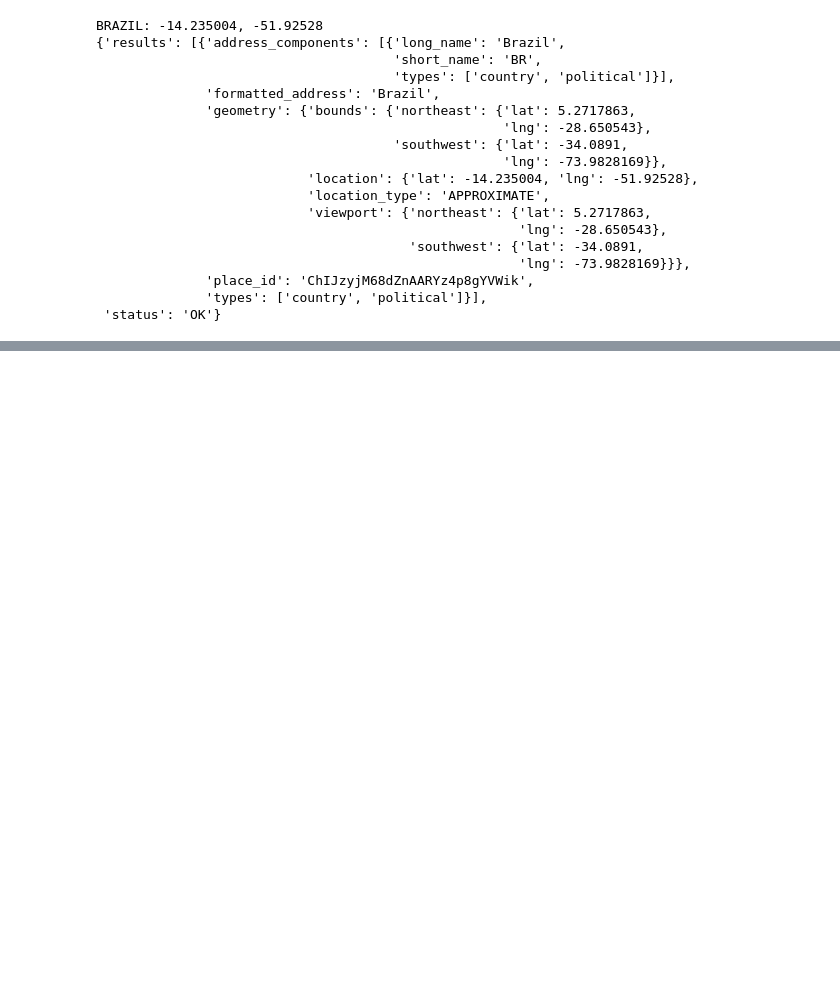
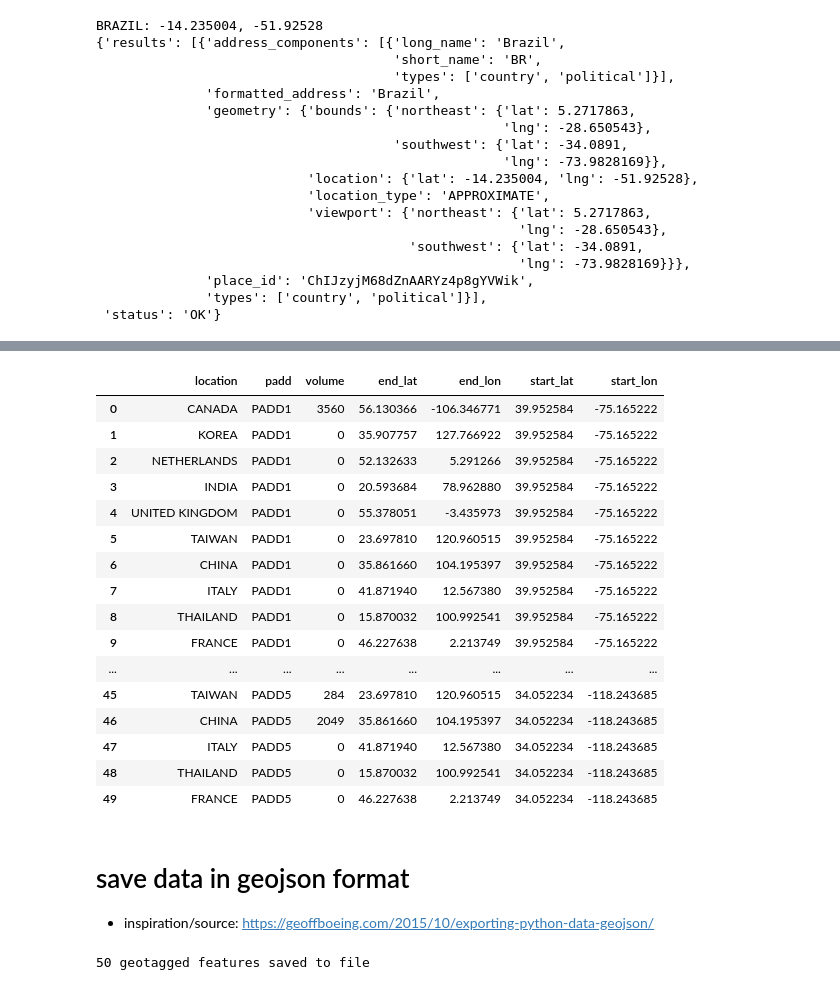
Before and after one commit to OlegRyzhkov2020/oil-project, a Jupyter notebook: export_import/US_expo_imp.ipynb, the cells around one changed output, grey strips where cells are left out. Drawn from its saved outputs; the diff is of its cells as text; code cells hidden in the pictures; blank space fills up the shorter version.

```diff
--- a/export_import/US_expo_imp.ipynb
+++ b/export_import/US_expo_imp.ipynb
@@ -635,0 +899,3 @@ BRAZIL: -14.235004, -51.92528
+# %%
+export_top10=export_2019_top10
+export_top10.head()
@@ -635,0 +909,5 @@ BRAZIL: -14.235004, -51.92528
+# %%
+export_top10_reshaped=export_top10.drop(labels=["total", "%"], axis=1).melt(id_vars=["country"])
+export_top10_reshaped.rename(columns={"country": "location"}, inplace=True)
+export_top10_reshaped["location"]=export_top10_reshaped["location"].str.upper()
+export_top10_reshaped.head()
@@ -635,0 +921,4 @@ BRAZIL: -14.235004, -51.92528
+# %%
+export_df=pd.merge(export_top10_reshaped, location_df, how="inner").reset_index(drop=True)
+export_df.rename(columns={"Lon": "end_lon", "Lat": "end_lat"}, inplace=True)
+export_df
@@ -635,0 +943,25 @@ BRAZIL: -14.235004, -51.92528
+# %%
+export_df=pd.merge(export_df, padd_df, how="inner").reset_index(drop=True)
+export_df.rename(columns={"Lon": "start_lon", "Lat": "start_lat", "value":"volume"}, inplace=True)
+export_df
+# %% [output]
+|  | location | padd | volume | end_lat | end_lon | start_lat | start_lon |
+| 0 | CANADA | PADD1 | 3560 | 56.130366 | -106.346771 | 39.952584 | -75.165222 |
+| 1 | KOREA | PADD1 | 0 | 35.907757 | 127.766922 | 39.952584 | -75.165222 |
+| 2 | NETHERLANDS | PADD1 | 0 | 52.132633 | 5.291266 | 39.952584 | -75.165222 |
+| 3 | INDIA | PADD1 | 0 | 20.593684 | 78.962880 | 39.952584 | -75.165222 |
+| 4 | UNITED KINGDOM | PADD1 | 0 | 55.378051 | -3.435973 | 39.952584 | -75.165222 |
+| 5 | TAIWAN | PADD1 | 0 | 23.697810 | 120.960515 | 39.952584 | -75.165222 |
+| 6 | CHINA | PADD1 | 0 | 35.861660 | 104.195397 | 39.952584 | -75.165222 |
+| 7 | ITALY | PADD1 | 0 | 41.871940 | 12.567380 | 39.952584 | -75.165222 |
+| 8 | THAILAND | PADD1 | 0 | 15.870032 | 100.992541 | 39.952584 | -75.165222 |
+| 9 | FRANCE | PADD1 | 0 | 46.227638 | 2.213749 | 39.952584 | -75.165222 |
+| ... | ... | ... | ... | ... | ... | ... | ... |
+| 45 | TAIWAN | PADD5 | 284 | 23.697810 | 120.960515 | 34.052234 | -118.243685 |
+| 46 | CHINA | PADD5 | 2049 | 35.861660 | 104.195397 | 34.052234 | -118.243685 |
+| 47 | ITALY | PADD5 | 0 | 41.871940 | 12.567380 | 34.052234 | -118.243685 |
+| 48 | THAILAND | PADD5 | 0 | 15.870032 | 100.992541 | 34.052234 | -118.243685 |
+| 49 | FRANCE | PADD5 | 0 | 46.227638 | 2.213749 | 34.052234 | -118.243685 |
+# %% [markdown]
+# save data in geojson format
+ - inspiration/source: https://geoffboeing.com/2015/10/exporting-python-data-geojson/
@@ -635,0 +988,9 @@ BRAZIL: -14.235004, -51.92528
+# %%
+output_filename = 'import.geojson'
+with open(output_filename, 'w') as output_file:
+    output_file.write(format(geojson_str))
+
+# how many features did we save to the geojson file?
+print('{} geotagged features saved to file'.format(len(geojson_dict['features'])))
+# %% [output]
+50 geotagged features saved to file
```
Also changed, not shown: parts of 26 cells of this notebook, 7 other files.
